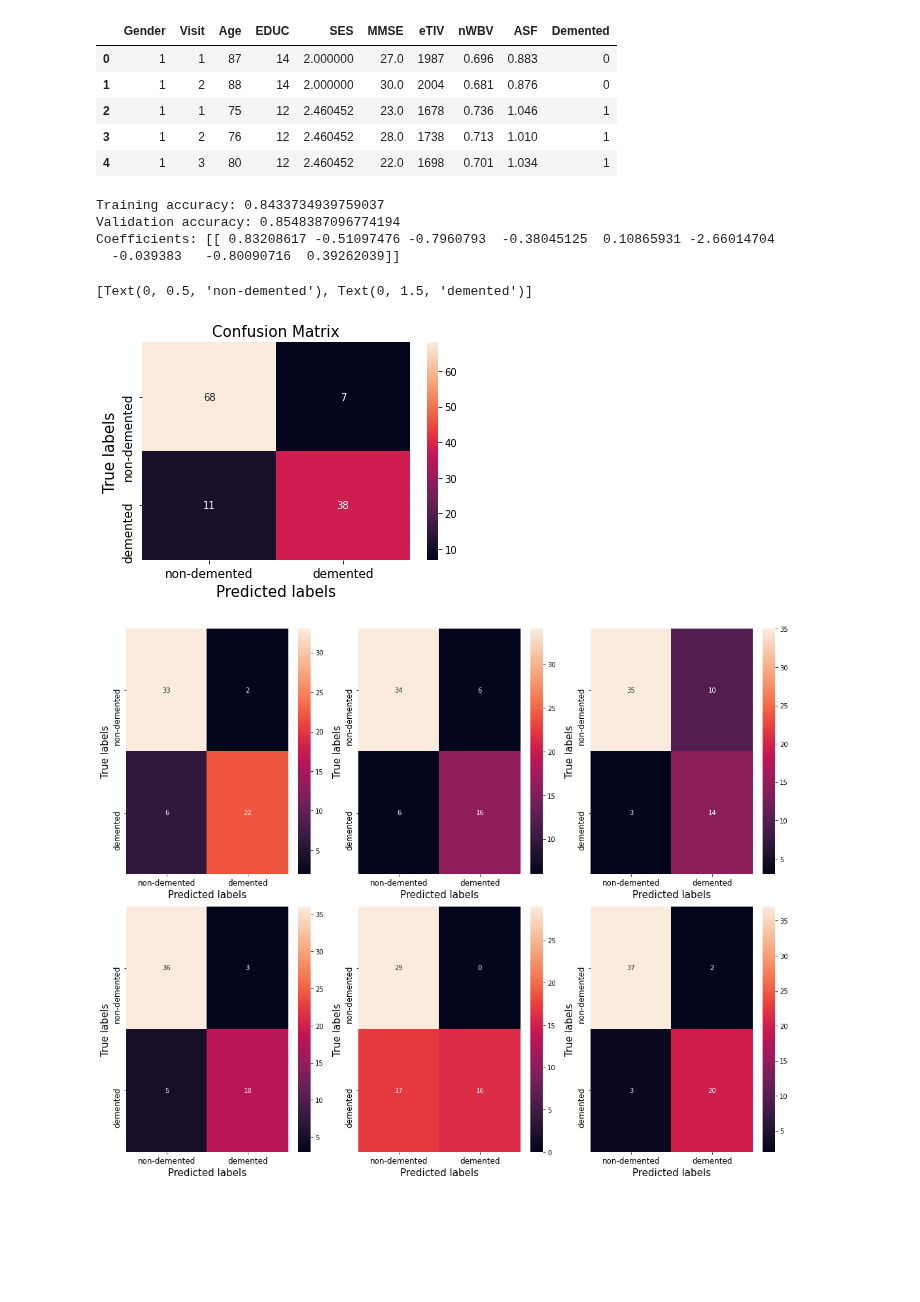
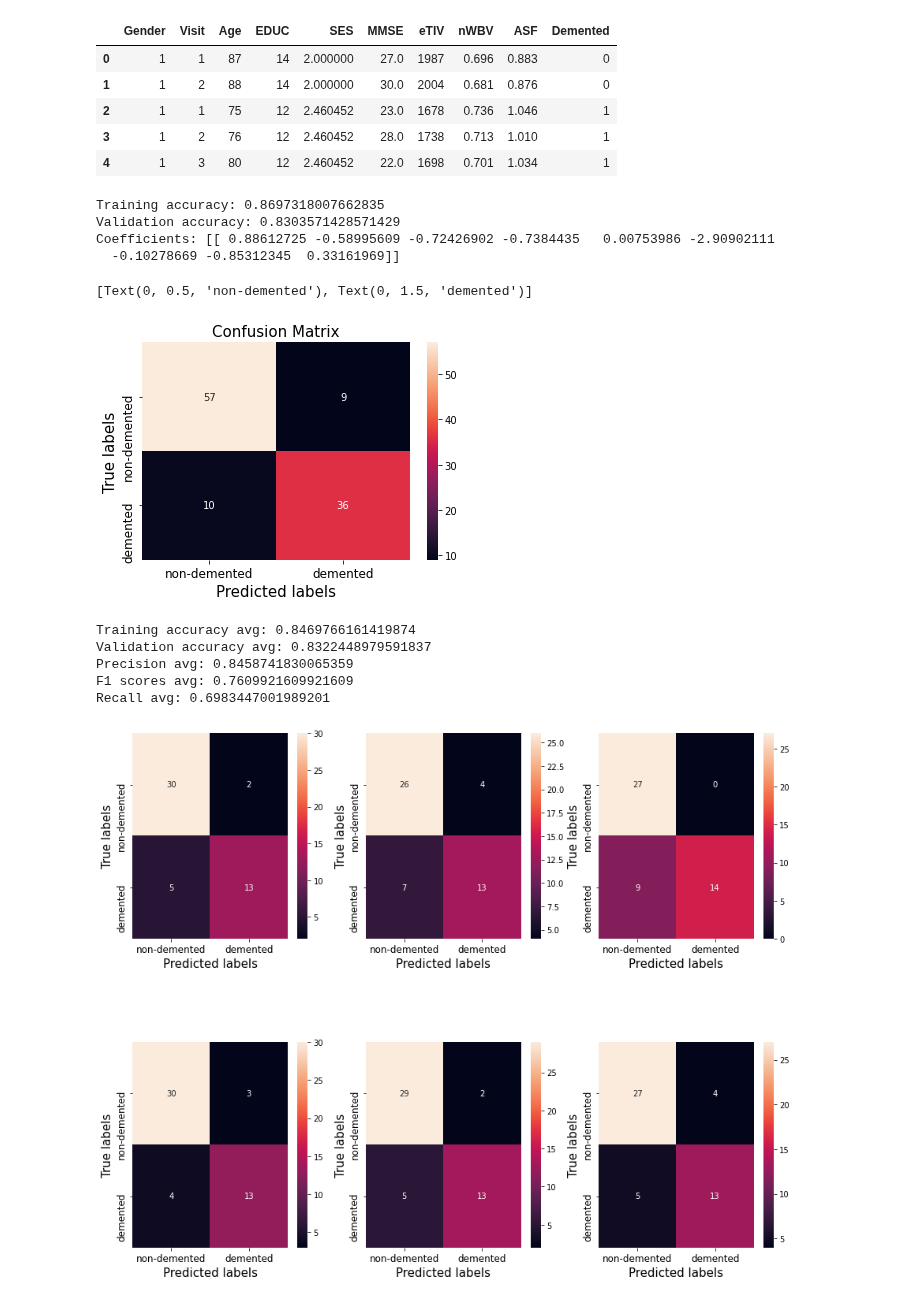
Before and after one commit to hakav/dementia-detection, a Jupyter notebook: MLproject.ipynb, the cells around one changed output. Cells and saved outputs as stored; diff of their text form; code cells hidden in the pictures; blank space fills up the shorter version.

Commit message:
Final performance measures and visualizations

```diff
--- a/MLproject.ipynb
+++ b/MLproject.ipynb
@@ -55,7 +58,7 @@ y = data.iloc[:,-1].to_numpy().reshape(-1)
 # Training the model with a single split
 
 # Scale data with StandardScaler and fit logistic regression
-
+X_train, X_val, y_train, y_val = train_test_split(X, y, test_size=0.3, random_state=42)
 lr.fit(scaler.fit_transform(X_train), y_train)
 y_pred_train = lr.predict(scaler.fit_transform(X_train))
 y_pred_val = lr.predict(scaler.fit_transform(X_val))
@@ -65,9 +68,7 @@ print(f"Training accuracy: {training_acc}")
 print(f"Validation accuracy: {val_acc}")
 print(f"Coefficients: {lr.coef_}")
 
-conf_mat = confusion_matrix(y_val, y_pred_val) # NOTE: please pay attention to the order of arguments, the order matters.
-precision_recall_fscore_support(y_val, y_pred_val, average=None)
-
+conf_mat = confusion_matrix(y_val, y_pred_val)
 ax = plt.subplot()
 
 sns.heatmap(conf_mat, annot=True, fmt='g', ax=ax)
@@ -78,49 +79,70 @@ ax.set_title('Confusion Matrix',fontsize=15)
 ax.xaxis.set_ticklabels(['non-demented', 'demented'],fontsize=12)
 ax.yaxis.set_ticklabels(['non-demented', 'demented'],fontsize=12)
 # %% [output]
-Training accuracy: 0.8433734939759037
-Validation accuracy: 0.8548387096774194
-Coefficients: [[ 0.83208617 -0.51097476 -0.7960793  -0.38045125  0.10865931 -2.66014704
-  -0.039383   -0.80090716  0.39262039]]
+Training accuracy: 0.8697318007662835
+Validation accuracy: 0.8303571428571429
+Coefficients: [[ 0.88612725 -0.58995609 -0.72426902 -0.7384435   0.00753986 -2.90902111
+  -0.10278669 -0.85312345  0.33161969]]
 [Text(0, 0.5, 'non-demented'), Text(0, 1.5, 'demented')]
-[figure, old version]
+[figure, new version]
 # %%
 # Training the model with kfold cross validation with k=6
+
+X_cv, X_test, y_cv, y_test = train_test_split(X, y, test_size=0.2, random_state=42)
 
 cv = KFold(n_splits=6, shuffle=True, random_state=42)
 
 training_accuracy = [] # store the training errors
 validation_accuracy = [] # store the validation errors
+precision_scores = []
+recall_scores = []
+f1scores = []
+
 plt.figure(figsize=(15, 12))
 plt.subplots_adjust(hspace=0.5)
 
 # Iterate through the indices of train and validation (iteration through each split)
-for i, (train_index, val_index) in enumerate(cv.split(y)):
+for i, (train_index, val_index) in enumerate(cv.split(y_cv)):
 
     ax = plt.subplot(2,3,i+1)
 
-    X_train_cv, X_val_cv = X[train_index], X[val_index]
-    y_train_cv, y_val_cv = y[train_index], y[val_index]
+    X_train_cv, X_val_cv = X_cv[train_index], X_cv[val_index]
+    y_train_cv, y_val_cv = y_cv[train_index], y_cv[val_index]
 
     lr.fit(scaler.fit_transform(X_train_cv), y_train_cv)
     y_pred_train_cv = lr.predict(scaler.fit_transform(X_train_cv))
     y_pred_val_cv = lr.predict(scaler.fit_transform(X_val_cv))
     acc_train_cv = accuracy_score(y_train_cv, y_pred_train_cv)
     acc_val_cv = accuracy_score(y_val_cv, y_pred_val_cv)
 
 
     conf_mat = confusion_matrix(y_val_cv, y_pred_val_cv)
 
+    precision = conf_mat[1,1]/(conf_mat[0, 1]+conf_mat[1, 1])
+    precision_scores.append(precision)
+    recall_scores.append(recall_score(y_val_cv, y_pred_val_cv))
+
 
     sns.heatmap(conf_mat, annot=True, fmt='g', ax=ax)
     ax.set_xlabel('Predicted labels',fontsize=15)
     ax.set_ylabel('True labels',fontsize=15)
     ax.xaxis.set_ticklabels(['non-demented', 'demented'],fontsize=12)
     ax.yaxis.set_ticklabels(['non-demented', 'demented'],fontsize=12)
 
     training_accuracy.append(acc_train_cv)
     validation_accuracy.append(acc_val_cv)
+    f1scores.append(f1_score(y_val_cv, y_pred_val_cv))
 
-plt.tight_layout()
+#plt.tight_layout()
+print('Training accuracy avg:', mean(training_accuracy))
+print('Validation accuracy avg:', mean(validation_accuracy))
+print('Precision avg:', mean(precision_scores))
+print('F1 scores avg:', mean(f1scores))
+print('Recall avg:', mean(recall_scores))
 # %% [output]
+Training accuracy avg: 0.8469766161419874
+Validation accuracy avg: 0.8322448979591837
+Precision avg: 0.8458741830065359
+F1 scores avg: 0.7609921609921609
+Recall avg: 0.6983447001989201
-[figure, old version]
+[figure, new version]
```
Also changed, not shown: parts of 6 cells of this notebook.
